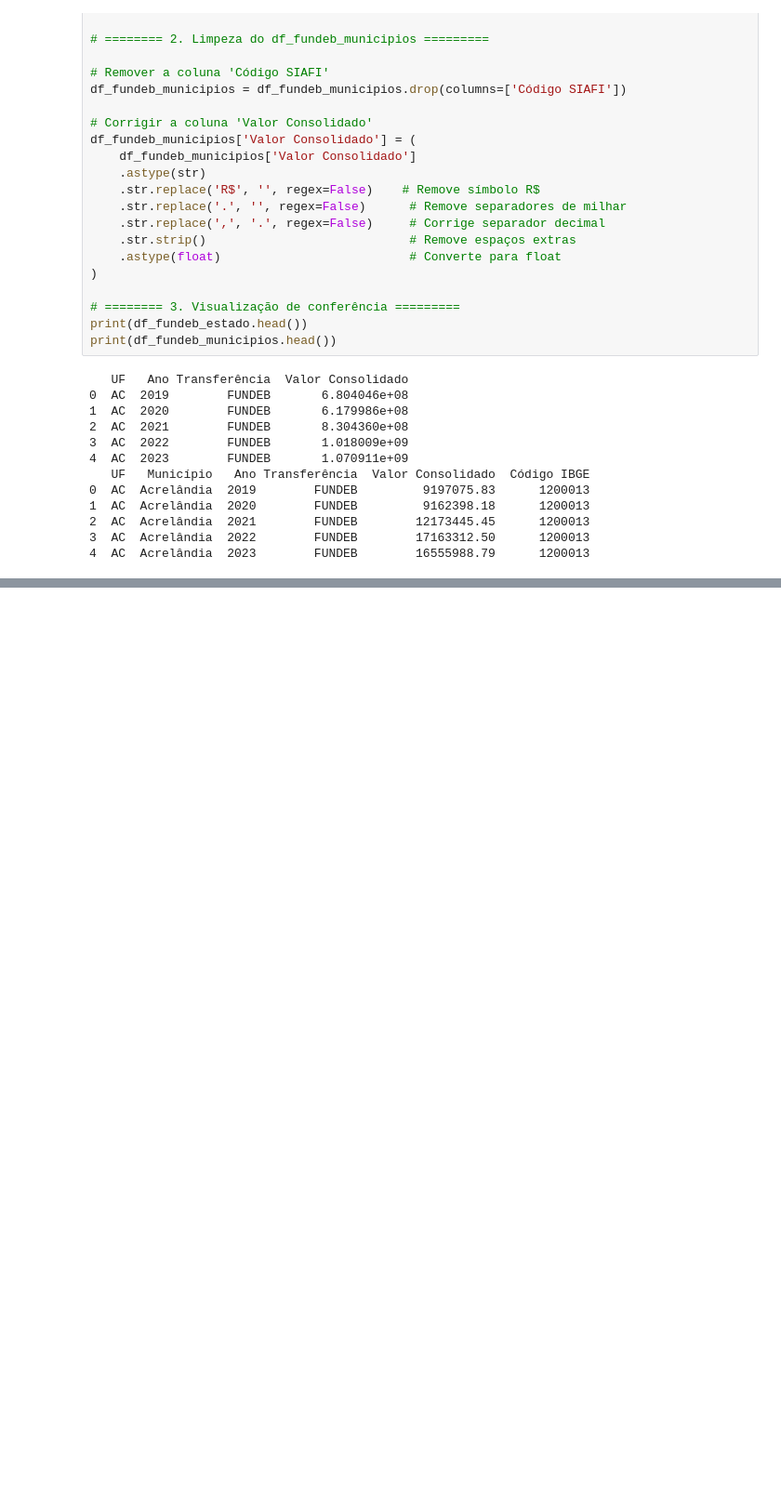
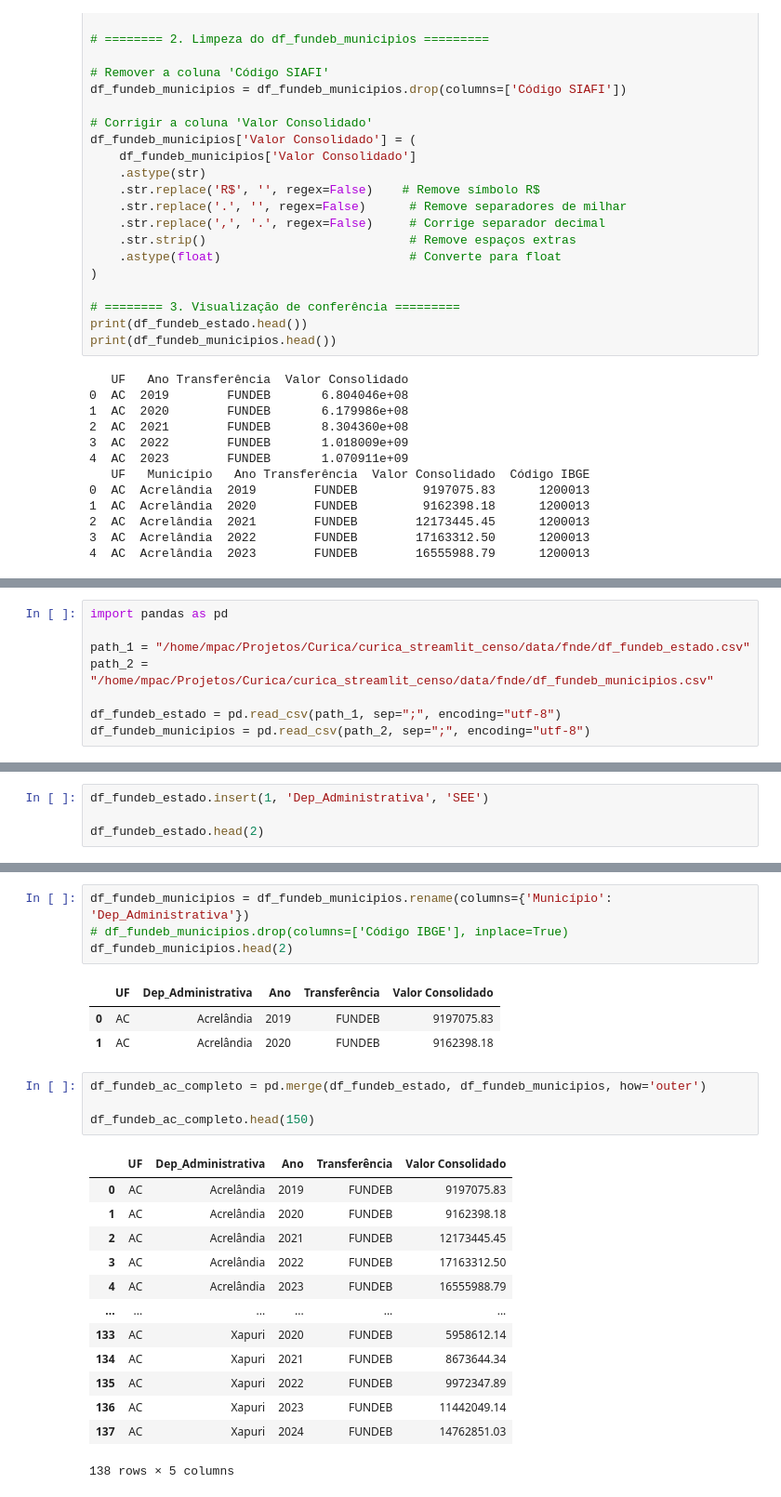
Before and after one commit to obs-curica/curica_streamlit_censo, a Jupyter notebook: notebooks/df_fundeb.ipynb, the cells around one changed output, grey strips where cells are left out. Shown: that part at 93% size. Cells and saved outputs as stored; diff of their text form; blank space fills up the shorter version.

Commit message:
df_fundeb_completo, imagens

```diff
--- a/notebooks/df_fundeb.ipynb
+++ b/notebooks/df_fundeb.ipynb
@@ -255,0 +258,8 @@ df_fundeb_municipios.to_csv(
+# %%
+import pandas as pd
+
+path_1 = "/home/mpac/Projetos/Curica/curica_streamlit_censo/data/fnde/df_fundeb_estado.csv"
+path_2 = "/home/mpac/Projetos/Curica/curica_streamlit_censo/data/fnde/df_fundeb_municipios.csv"
+
+df_fundeb_estado = pd.read_csv(path_1, sep=";", encoding="utf-8")
+df_fundeb_municipios = pd.read_csv(path_2, sep=";", encoding="utf-8")
@@ -255,0 +272,4 @@ df_fundeb_municipios.to_csv(
+# %%
+df_fundeb_estado.insert(1, 'Dep_Administrativa', 'SEE')
+
+df_fundeb_estado.head(2)
@@ -255,0 +286,26 @@ df_fundeb_municipios.to_csv(
+# %%
+df_fundeb_municipios = df_fundeb_municipios.rename(columns={'Município': 'Dep_Administrativa'})
+# df_fundeb_municipios.drop(columns=['Código IBGE'], inplace=True)
+df_fundeb_municipios.head(2)
+# %% [output]
+|  | UF | Dep_Administrativa | Ano | Transferência | Valor Consolidado |
+| 0 | AC | Acrelândia | 2019 | FUNDEB | 9197075.83 |
+| 1 | AC | Acrelândia | 2020 | FUNDEB | 9162398.18 |
+# %%
+df_fundeb_ac_completo = pd.merge(df_fundeb_estado, df_fundeb_municipios, how='outer')
+
+df_fundeb_ac_completo.head(150)
+# %% [output]
+|  | UF | Dep_Administrativa | Ano | Transferência | Valor Consolidado |
+| 0 | AC | Acrelândia | 2019 | FUNDEB | 9197075.83 |
+| 1 | AC | Acrelândia | 2020 | FUNDEB | 9162398.18 |
+| 2 | AC | Acrelândia | 2021 | FUNDEB | 12173445.45 |
+| 3 | AC | Acrelândia | 2022 | FUNDEB | 17163312.50 |
+| 4 | AC | Acrelândia | 2023 | FUNDEB | 16555988.79 |
+| ... | ... | ... | ... | ... | ... |
+| 133 | AC | Xapuri | 2020 | FUNDEB | 5958612.14 |
+| 134 | AC | Xapuri | 2021 | FUNDEB | 8673644.34 |
+| 135 | AC | Xapuri | 2022 | FUNDEB | 9972347.89 |
+| 136 | AC | Xapuri | 2023 | FUNDEB | 11442049.14 |
+| 137 | AC | Xapuri | 2024 | FUNDEB | 14762851.03 |
+138 rows × 5 columns
```
Also changed, not shown: parts of 8 cells of this notebook, 11 other files.
